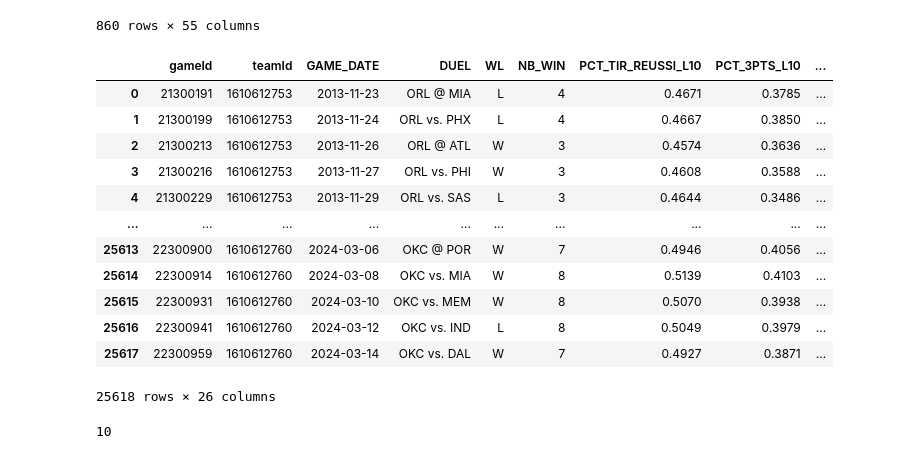
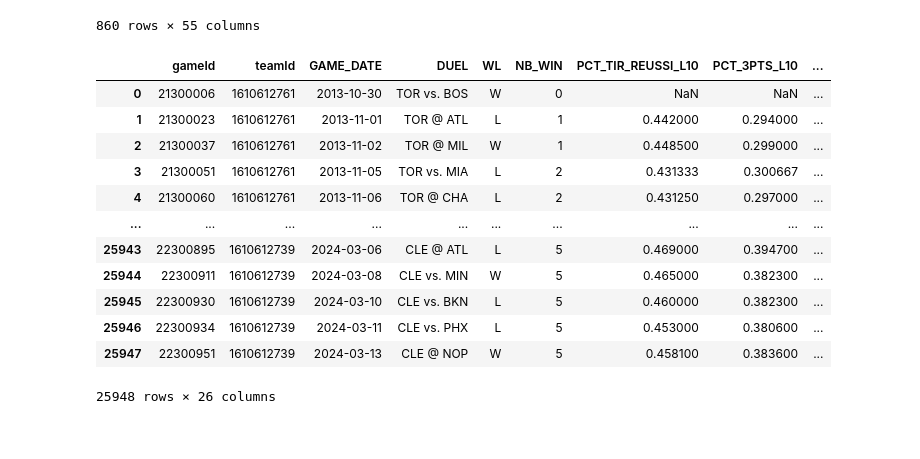
Before and after one commit to ddesangesl/PA-NBA, a Jupyter notebook: src/get_last_10_games_perf.ipynb, the cells around one changed output. Drawn from its saved outputs; the diff is of its cells as text; code cells hidden in the pictures.

Commit message:
Stat équipe aplati

```diff
--- a/src/get_last_10_games_perf.ipynb
+++ b/src/get_last_10_games_perf.ipynb
@@ -148,7 +148,7 @@ df_stat_last_10_perf = pd.DataFrame(columns=['gameId', 'teamId', 'GAME_DATE', 'D
 for team in list(set(df_stat['teamId'].tolist())):
     team_stats = df_stat[df_stat['teamId'] == team]
     team_stats.reset_index(drop=True, inplace=True)
-    index = 11
+    index = 0
     while index < len(team_stats):
         df_last_10_games = team_stats.iloc[max(0, index - 10):index]
         df_last_10_games.reset_index(drop=True, inplace=True)
@@ -156,53 +156,44 @@ for team in list(set(df_stat['teamId'].tolist())):
                    "teamId" : team_stats['teamId'][index],
                    "GAME_DATE" : team_stats['GAME_DATE'][index],
                    "DUEL" : team_stats['DUEL'][index],
                    "WL" : team_stats['WL'][index],
                    "NB_WIN" : (df_last_10_games['WL'] == 'W').sum(),
                    "PCT_TIR_REUSSI_L10" : df_last_10_games['PCT_TIR_REUSSI'].mean(),
                    "PCT_3PTS_L10" : df_last_10_games['PCT_3PTS'].mean(),
                    "PCT_LANCER_FRANC_L10" : df_last_10_games['PCT_LANCER_FRANC'].mean(),
                    "estimatedOffensiveRating_L10" : df_last_10_games['estimatedOffensiveRating'].mean(),
                    "offensiveRating_L10" : df_last_10_games['offensiveRating'].mean(),
                    "estimatedDefensiveRating_L10" : df_last_10_games['estimatedDefensiveRating'].mean(),
                    "defensiveRating_L10" : df_last_10_games['defensiveRating'].mean(),
                    "estimatedNetRating_L10" : df_last_10_games['estimatedNetRating'].mean(),
                    "netRating_L10" : df_last_10_games['netRating'].mean(),
                    "assistPercentage_L10" : df_last_10_games['assistPercentage'].mean(),
                    "assistToTurnover_L10" : df_last_10_games['assistToTurnover'].mean(),
                    "assistRatio_L10" : df_last_10_games['assistRatio'].mean(),
                    "estimatedTeamTurnoverPercentage_L10" : df_last_10_games['estimatedTeamTurnoverPercentage'].mean(),
                    "turnoverRatio_L10" : df_last_10_games['turnoverRatio'].mean(),
                    "effectiveFieldGoalPercentage_L10" : df_last_10_games['effectiveFieldGoalPercentage'].mean(),
                    "trueShootingPercentage_L10" : df_last_10_games['trueShootingPercentage'].mean(),
                    "estimatedPace_L10" : df_last_10_games['estimatedPace'].mean(),
                    "pace_L10" : df_last_10_games['pace'].mean(),
                    "pacePer40_L10" : df_last_10_games['pacePer40'].mean(),
                    "PIE_L10" : df_last_10_games['PIE'].mean()}
         df_stat_last_10_perf.loc[len(df_stat_last_10_perf)] = new_row
         index += 1
 df_stat_last_10_perf
 # %% [output]
 |  | gameId | teamId | GAME_DATE | DUEL | WL | NB_WIN | PCT_TIR_REUSSI_L10 | PCT_3PTS_L10 | ... |
-| 0 | 21300191 | 1610612753 | 2013-11-23 | ORL @ MIA | L | 4 | 0.4671 | 0.3785 | ... |
-| 1 | 21300199 | 1610612753 | 2013-11-24 | ORL vs. PHX | L | 4 | 0.4667 | 0.3850 | ... |
-| 2 | 21300213 | 1610612753 | 2013-11-26 | ORL @ ATL | W | 3 | 0.4574 | 0.3636 | ... |
-| 3 | 21300216 | 1610612753 | 2013-11-27 | ORL vs. PHI | W | 3 | 0.4608 | 0.3588 | ... |
-| 4 | 21300229 | 1610612753 | 2013-11-29 | ORL vs. SAS | L | 3 | 0.4644 | 0.3486 | ... |
+| 0 | 21300006 | 1610612761 | 2013-10-30 | TOR vs. BOS | W | 0 | NaN | NaN | ... |
+| 1 | 21300023 | 1610612761 | 2013-11-01 | TOR @ ATL | L | 1 | 0.442000 | 0.294000 | ... |
+| 2 | 21300037 | 1610612761 | 2013-11-02 | TOR @ MIL | W | 1 | 0.448500 | 0.299000 | ... |
+| 3 | 21300051 | 1610612761 | 2013-11-05 | TOR vs. MIA | L | 2 | 0.431333 | 0.300667 | ... |
+| 4 | 21300060 | 1610612761 | 2013-11-06 | TOR @ CHA | L | 2 | 0.431250 | 0.297000 | ... |
 | ... | ... | ... | ... | ... | ... | ... | ... | ... | ... |
-| 25613 | 22300900 | 1610612760 | 2024-03-06 | OKC @ POR | W | 7 | 0.4946 | 0.4056 | ... |
-| 25614 | 22300914 | 1610612760 | 2024-03-08 | OKC vs. MIA | W | 8 | 0.5139 | 0.4103 | ... |
-| 25615 | 22300931 | 1610612760 | 2024-03-10 | OKC vs. MEM | W | 8 | 0.5070 | 0.3938 | ... |
-| 25616 | 22300941 | 1610612760 | 2024-03-12 | OKC vs. IND | L | 8 | 0.5049 | 0.3979 | ... |
-| 25617 | 22300959 | 1610612760 | 2024-03-14 | OKC vs. DAL | W | 7 | 0.4927 | 0.3871 | ... |
+| 25943 | 22300895 | 1610612739 | 2024-03-06 | CLE @ ATL | L | 5 | 0.469000 | 0.394700 | ... |
+| 25944 | 22300911 | 1610612739 | 2024-03-08 | CLE vs. MIN | W | 5 | 0.465000 | 0.382300 | ... |
+| 25945 | 22300930 | 1610612739 | 2024-03-10 | CLE vs. BKN | L | 5 | 0.460000 | 0.382300 | ... |
+| 25946 | 22300934 | 1610612739 | 2024-03-11 | CLE vs. PHX | L | 5 | 0.453000 | 0.380600 | ... |
+| 25947 | 22300951 | 1610612739 | 2024-03-13 | CLE @ NOP | W | 5 | 0.458100 | 0.383600 | ... |
-25618 rows × 26 columns
+25948 rows × 26 columns
 # %%
 df_stat_last_10_perf.to_csv('../dataset/team_stat_last_10.csv', index=False)
-# %%
-team_stats = df_stat[df_stat['teamId'] == '1610612744']
-team_stats.reset_index(drop=True, inplace=True)
-index = (team_stats['gameId'] == '21500336').idxmax()
-
-df_last_10_games = team_stats.iloc[max(0, index - 10):index]
-print((df_last_10_games['WL'] == 'W').sum())
-# %% [output]
-10
```
Also changed, not shown: parts of 10 cells of this notebook, 6 other files.
